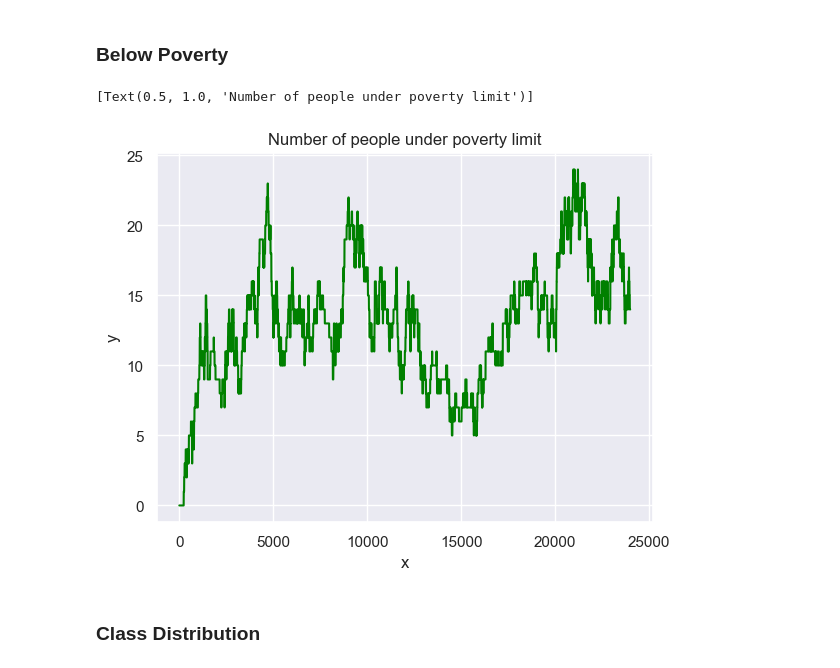
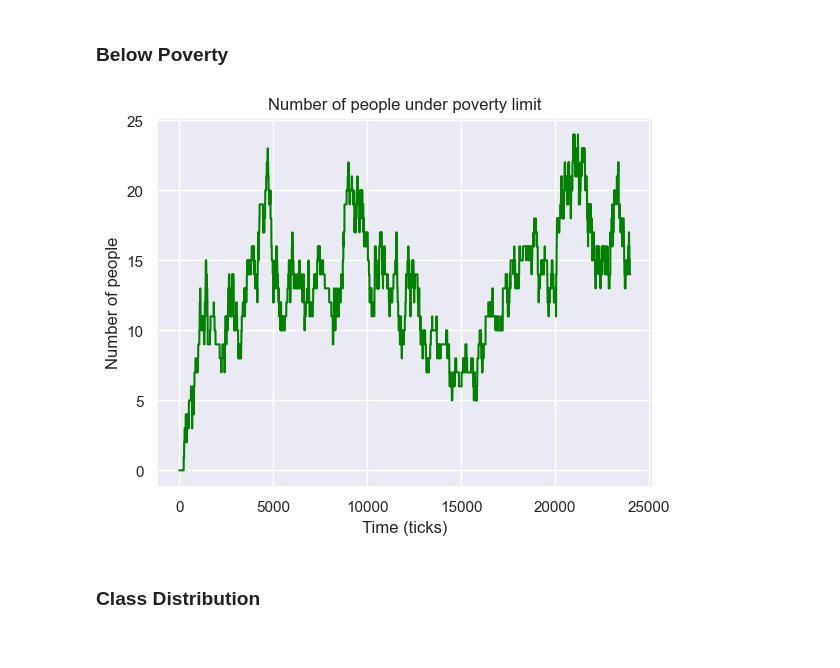
Before and after one commit to MrJoeKr/loveTaxes, a Jupyter notebook: make_graphs.ipynb, the cells around one changed output. Saved outputs shown, nothing was run; the diff lists cells and outputs as text; code cells hidden in the pictures.

```diff
--- a/make_graphs.ipynb
+++ b/make_graphs.ipynb
@@ -378,19 +390,22 @@ None
 # %%
 poverty_data = pd.read_csv("data/scenario_below_poverty.csv", skiprows=16)
 
 # figs, ax = plt.subplots(figsize=(15, 5))
 figs, ax = plt.subplots()
 
 sns.set()
 sns.lineplot(x="x", y="y", data=poverty_data, color="green", ax=ax)
 
-# Add title
-ax.set(title="Number of people under poverty limit")
+# Set labels
+ax.set(
+    xlabel="Time (ticks)",
+    ylabel="Number of people",
+    title="Number of people under poverty limit",
+)
 
 None
 # %% [output]
-[Text(0.5, 1.0, 'Number of people under poverty limit')]
-[figure, old version]
+[figure, new version]
 # %% [markdown]
 ### Class Distribution
 # %%
```
Also changed, not shown: parts of 3 cells of this notebook.
